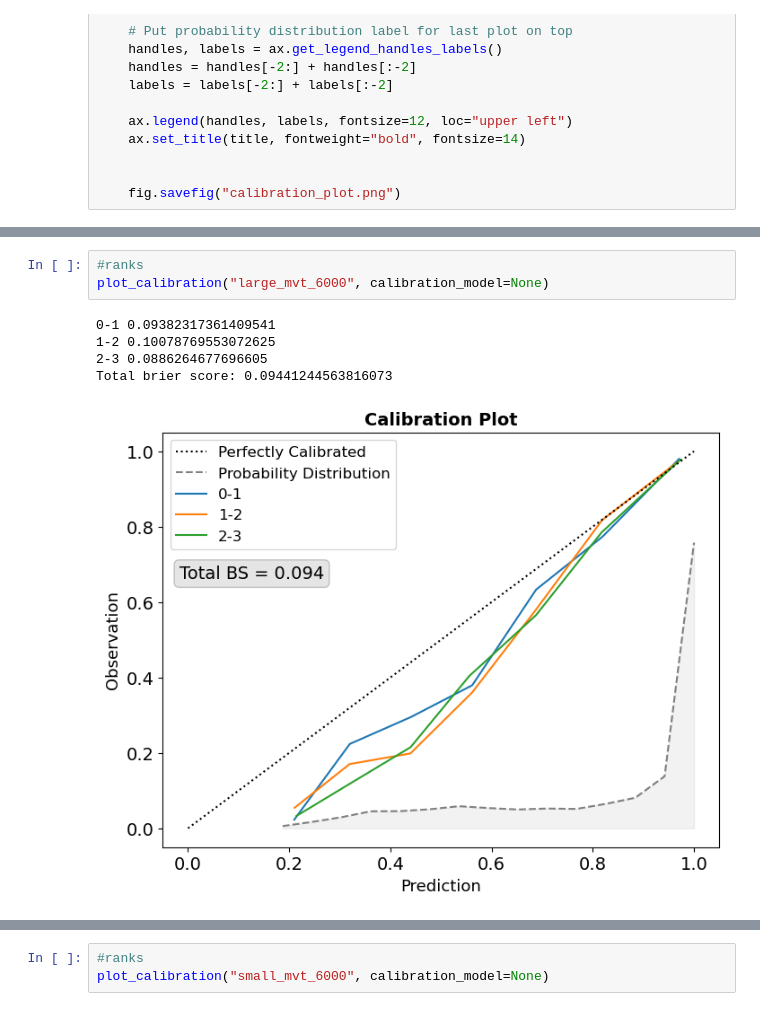
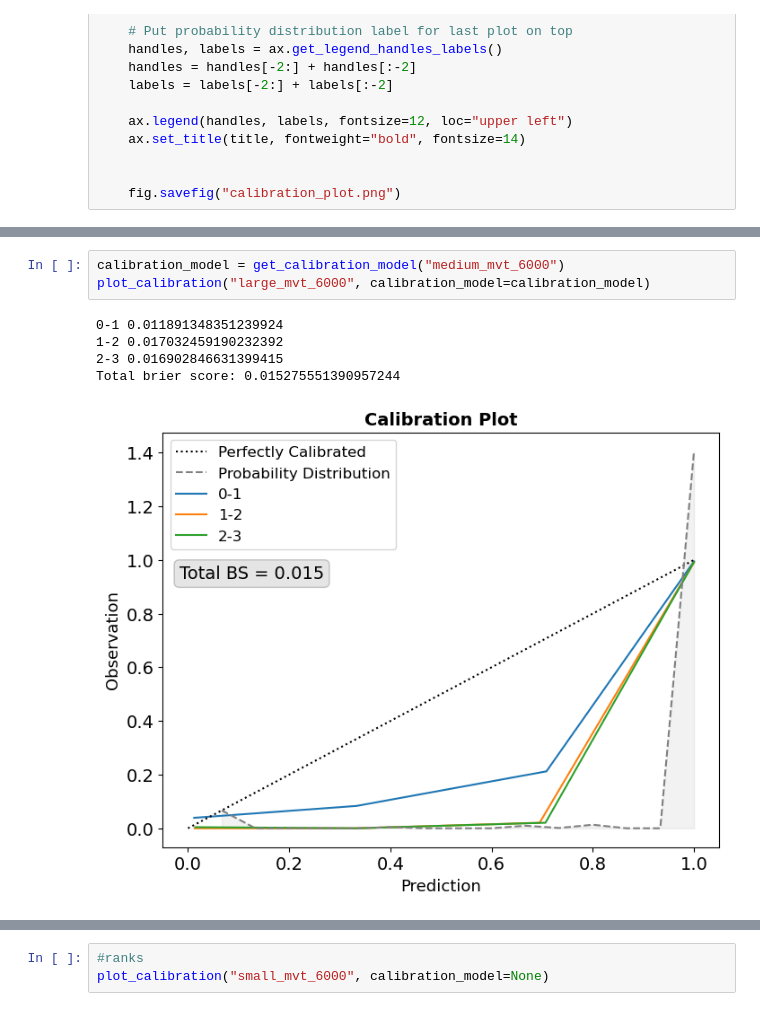
Before and after one commit to richdanis/DrTrack, a Jupyter notebook: src/evaluate/isotonic_calibration.ipynb, the cells around one changed output, grey strips where cells are left out. Drawn from its saved outputs; the diff is of its cells as text.

Commit message:
add some calibration plots

```diff
--- a/src/evaluate/isotonic_calibration.ipynb
+++ b/src/evaluate/isotonic_calibration.ipynb
@@ -156,9 +156,9 @@ Total brier score: 0.09441244563816073
 # %%
-#ranks
-plot_calibration("large_mvt_6000", calibration_model=None)
+calibration_model = get_calibration_model("medium_mvt_6000")
+plot_calibration("large_mvt_6000", calibration_model=calibration_model)
 # %% [output]
-0-1 0.09382317361409541
-1-2 0.10078769553072625
-2-3 0.0886264677696605
-Total brier score: 0.09441244563816073
+0-1 0.011891348351239924
+1-2 0.017032459190232392
+2-3 0.016902846631399415
+Total brier score: 0.015275551390957244
-[figure, old version]
+[figure, new version]
```
Also changed, not shown: parts of 8 cells of this notebook.
